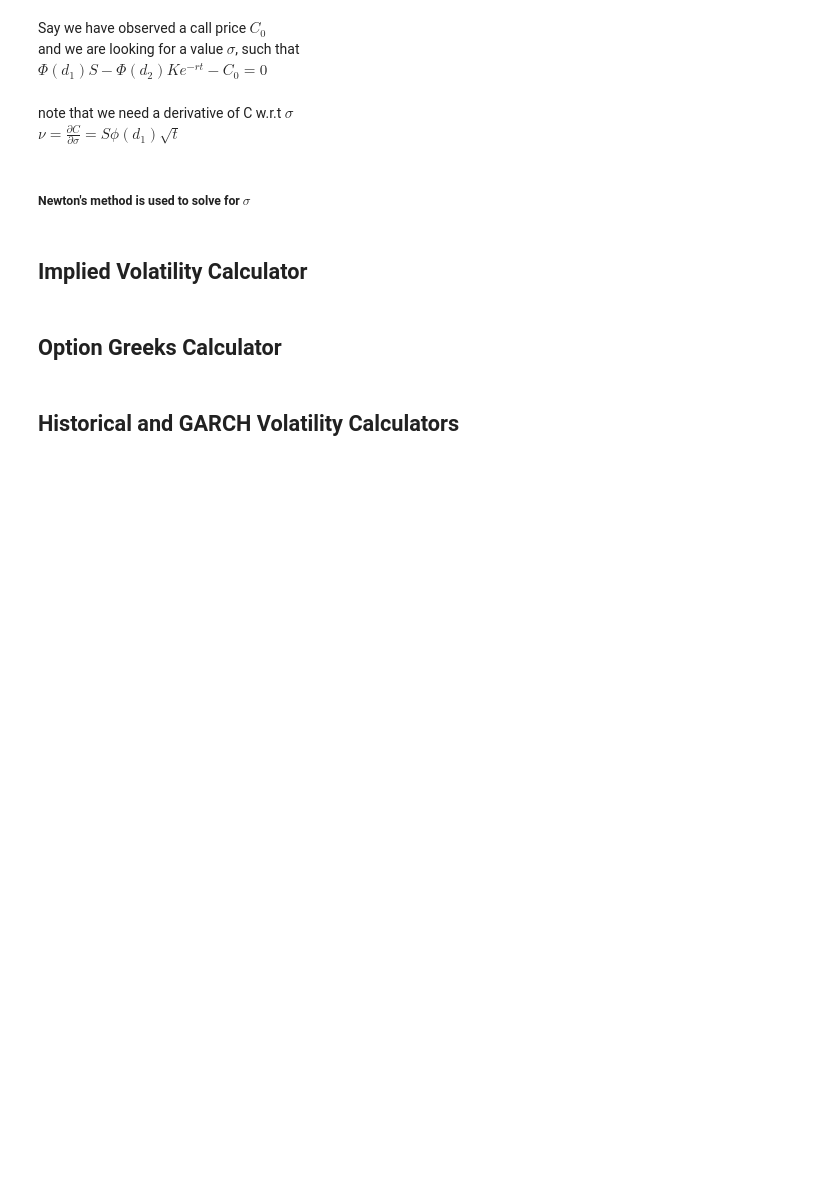
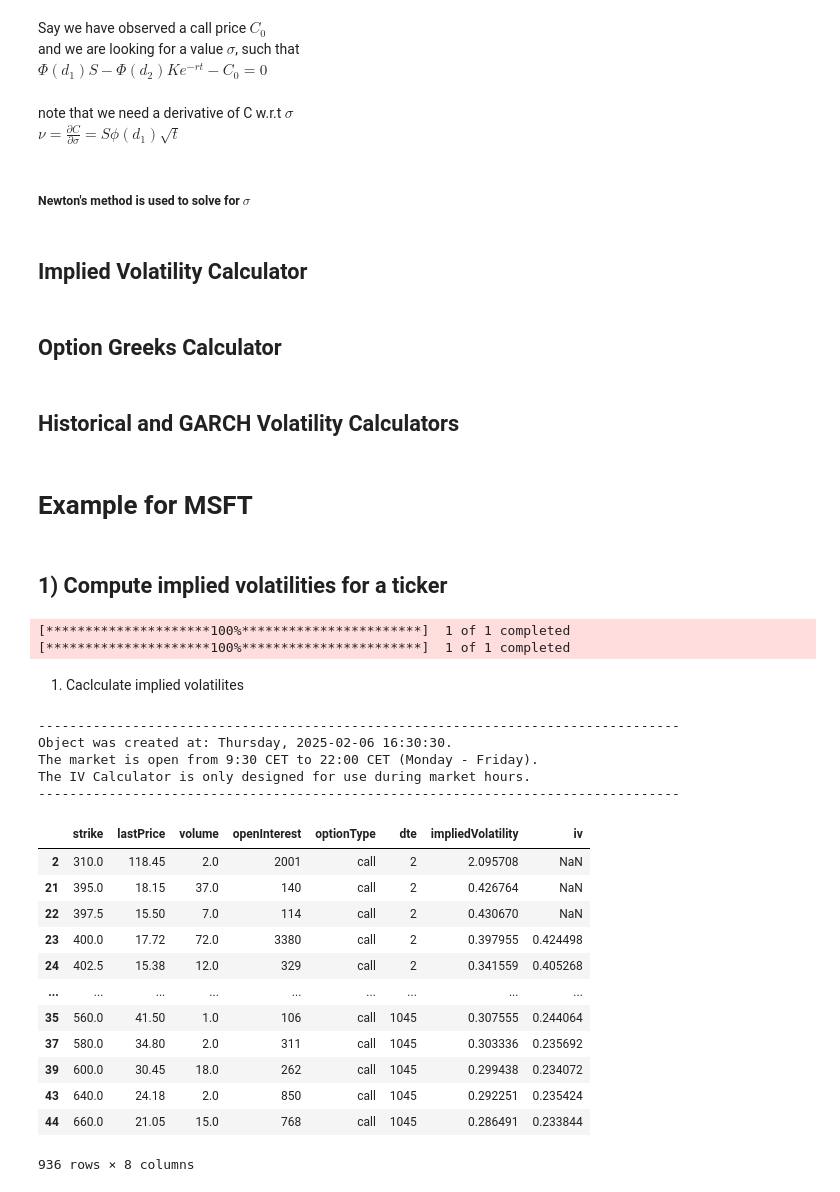
Before and after one commit to MatyasSvehla/iv_surface, a Jupyter notebook: iv_calc_oop.ipynb, the cells around one changed output. Drawn from its saved outputs; the diff is of its cells as text; code cells hidden in the pictures; blank space fills up the shorter version.

```diff
--- a/iv_calc_oop.ipynb
+++ b/iv_calc_oop.ipynb
@@ -378 +392,33 @@ class VolatilityCalculator:
         plt.show()
+# %% [markdown]
+# Example for MSFT
+# %% [markdown]
+## 1) Compute implied volatilities for a ticker
+# %%
+msft = IVCalculator("MSFT","call",100)
+# %% [output]
+[*********************100%***********************]  1 of 1 completed
+[*********************100%***********************]  1 of 1 completed
+# %% [markdown]
+1) Caclculate implied volatilites
+# %%
+msft.compute_iv()
+# %% [output]
+----------------------------------------------------------------------------------
+Object was created at: Thursday, 2025-02-06 16:30:30.
+The market is open from 9:30 CET to 22:00 CET (Monday - Friday).
+The IV Calculator is only designed for use during market hours.
+----------------------------------------------------------------------------------
+|  | strike | lastPrice | volume | openInterest | optionType | dte | impliedVolatility | iv |
+| 2 | 310.0 | 118.45 | 2.0 | 2001 | call | 2 | 2.095708 | NaN |
+| 21 | 395.0 | 18.15 | 37.0 | 140 | call | 2 | 0.426764 | NaN |
+| 22 | 397.5 | 15.50 | 7.0 | 114 | call | 2 | 0.430670 | NaN |
+| 23 | 400.0 | 17.72 | 72.0 | 3380 | call | 2 | 0.397955 | 0.424498 |
+| 24 | 402.5 | 15.38 | 12.0 | 329 | call | 2 | 0.341559 | 0.405268 |
+| ... | ... | ... | ... | ... | ... | ... | ... | ... |
+| 35 | 560.0 | 41.50 | 1.0 | 106 | call | 1045 | 0.307555 | 0.244064 |
+| 37 | 580.0 | 34.80 | 2.0 | 311 | call | 1045 | 0.303336 | 0.235692 |
+| 39 | 600.0 | 30.45 | 18.0 | 262 | call | 1045 | 0.299438 | 0.234072 |
+| 43 | 640.0 | 24.18 | 2.0 | 850 | call | 1045 | 0.292251 | 0.235424 |
+| 44 | 660.0 | 21.05 | 15.0 | 768 | call | 1045 | 0.286491 | 0.233844 |
+936 rows × 8 columns
```
Also changed, not shown: parts of 19 cells of this notebook.
